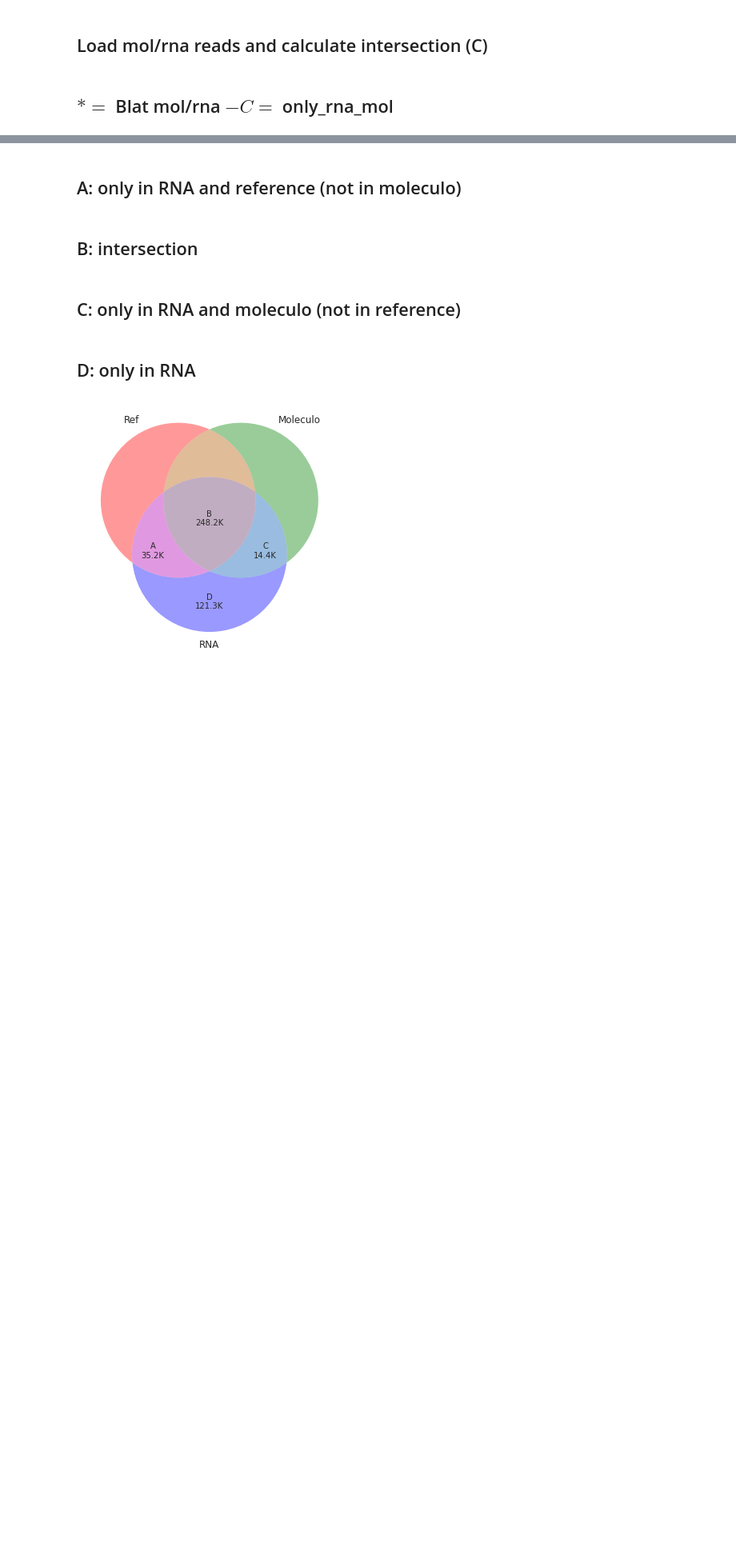
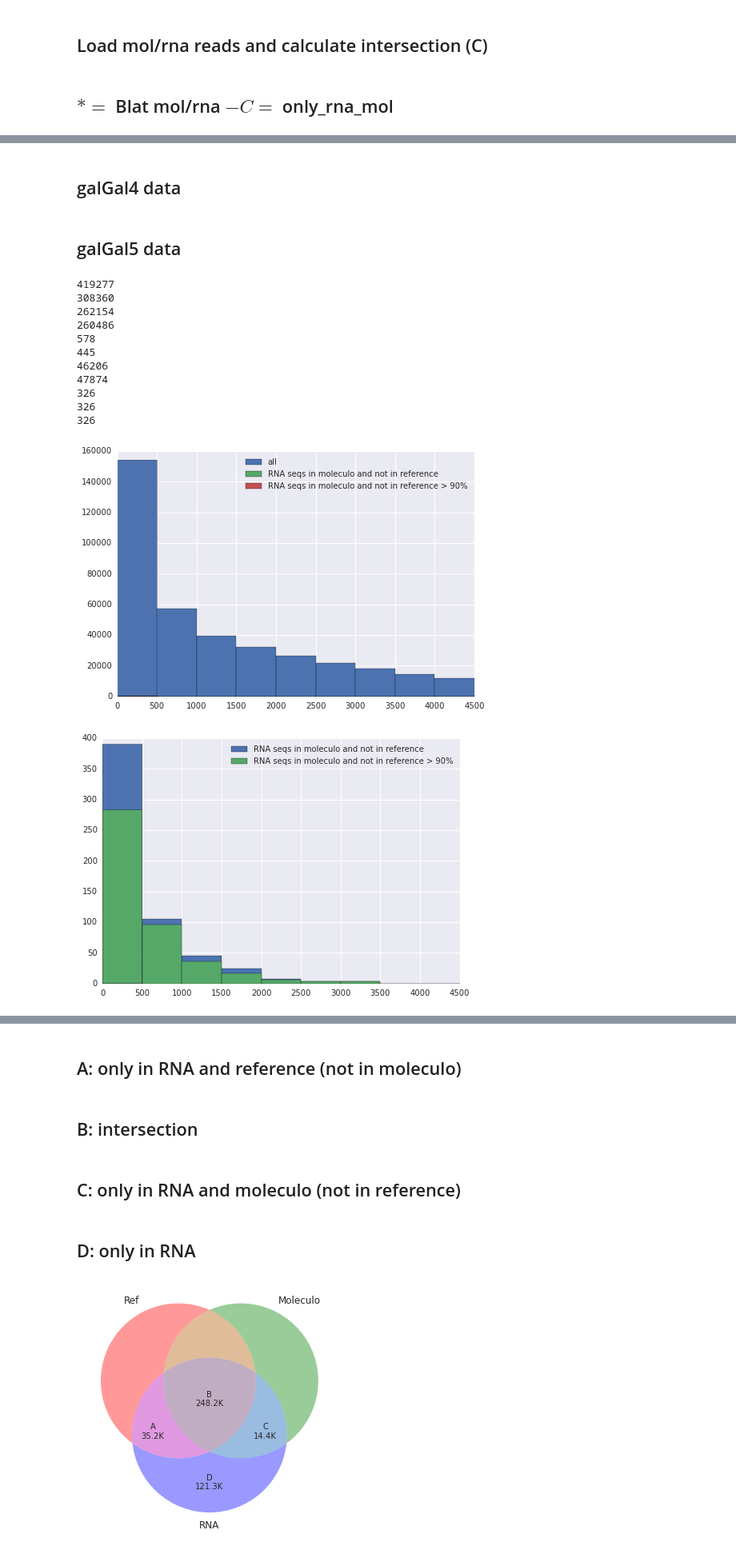
Before and after one commit to luizirber/galGal, a Jupyter notebook: notebooks/04.rna_mol_ref.ipynb, the cells around one changed output, grey strips where cells are left out. Shown at 80% size. Saved outputs shown, nothing was run; the diff lists cells and outputs as text; code cells hidden in the pictures; blank space fills up the shorter version.

```diff
--- a/notebooks/04.rna_mol_ref.ipynb
+++ b/notebooks/04.rna_mol_ref.ipynb
@@ -93,0 +58,5 @@ Compare Out[6] and Out[7]. Alignments 0 and 1 were dropped, despite being way lo
+# %%
+ALIGNMENTS_HDF5 = '../workdirs/blat/minlen200.h5'
+
+with pd.get_store(ALIGNMENTS_HDF5, mode='r') as store:
+    print(store)
@@ -114,6 +86,3 @@ chick_ref_df['sequence'] = pd.Series({seq: str(chick_ref[seq]['sequence']) for s
-# %%
-with open('../outputs/moleculo/unmapped_reads', 'r') as f:
-    unmapped_reads = {line.strip() for line in f}
 # %% [markdown]
 ## Load mol/rna reads and calculate intersection (C)
 # %%
@@ -240,0 +138,24 @@ plt.legend()
+# %% [markdown]
+## galGal4 data
+# %%
+# Load galGal4 data
+chick_galGal4 = screed.ScreedDB('../outputs/galGal4/galGal4.fa_screed')
+galGal4 = {chick_galGal4[seq]['name'] for seq in chick_galGal4}
+
+# Load galGal4 data to a DataFrame
+chick_galGal4_df = pd.DataFrame(index=galGal4)
+chick_galGal4_df['sequence'] = pd.Series({seq: str(chick_galGal4[seq]['sequence']) for seq in chick_galGal4})
+
+# Load all alignments for galGal4.x.mrnaseq
+galGal4_rna = pd.read_hdf(ALIGNMENTS_HDF5, "/reference_galGal4", mode='r')
+galGal4_rna_set = set(galGal4_rna['Query id'])
+
+# Select only alignments with % identity > 90
+galGal4_rna_90 = galGal4_rna[galGal4_rna['% identity'] > 90]
+galGal4_rna_set_90 = set(galGal4_rna_90['Query id'])
+
+# Load unmapped moleculo reads (to galGal4)
+with open('../outputs/moleculo/galGal4.unmapped_reads', 'r') as f:
+    unmapped_reads_galGal4 = {line.strip() for line in f if line.startswith('>')}
+# %% [markdown]
+## galGal5 data
@@ -240,0 +280,16 @@ plt.legend()
+# %%
+lens_df = summarize(rna, galGal4_rna_set, galGal4_rna_set_90, unmapped_reads_galGal4, chick_rna_df)
+# %% [output]
+419277
+308360
+262154
+260486
+578
+445
+46206
+47874
+326
+326
+326
+[figure, added]
+[figure, added]
```
Also changed, not shown: parts of 48 cells of this notebook, 2 other files.
